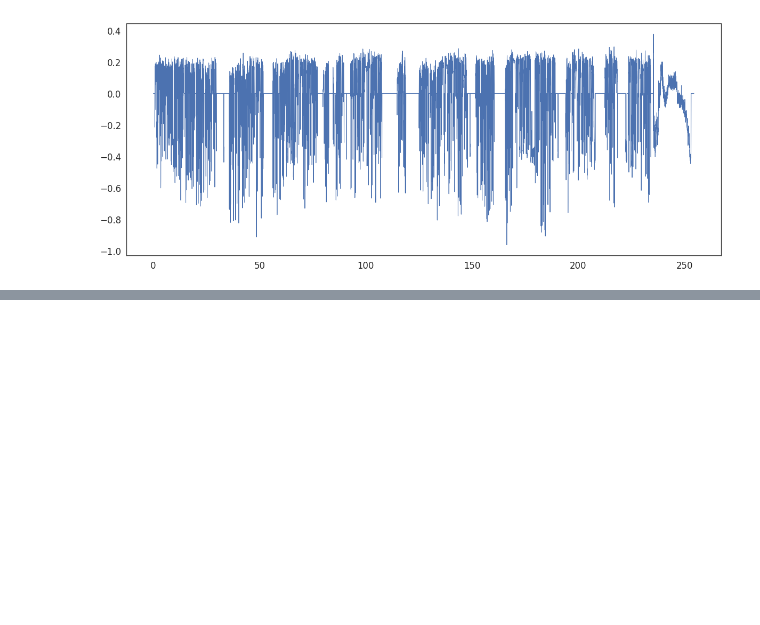
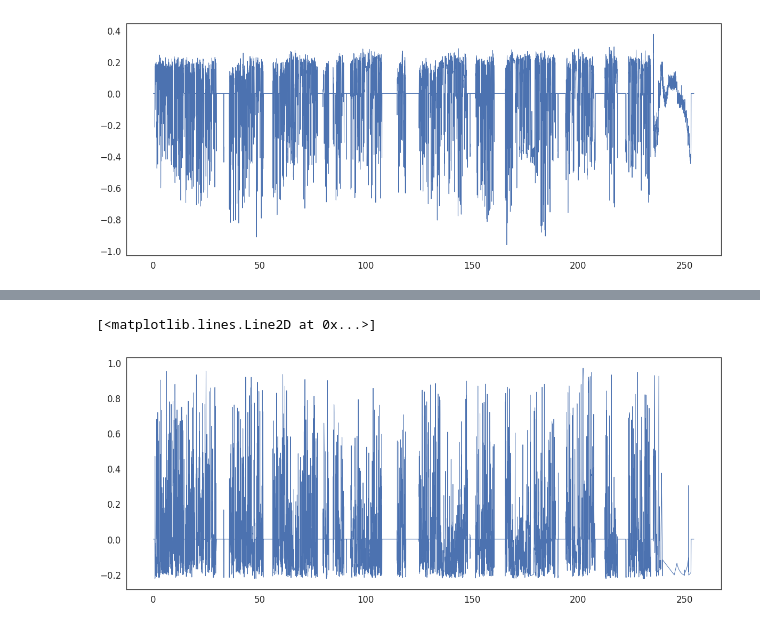
Before and after one commit to Daisey666/Thesis-Project, a Jupyter notebook: notebooks_for_feature_analysis/Praat/praat_features.ipynb, the cells around one changed output, grey strips where cells are left out. Saved outputs shown, nothing was run; the diff lists cells and outputs as text; code cells hidden in the pictures; blank space fills up the shorter version.

```diff
--- a/notebooks_for_feature_analysis/Praat/praat_features.ipynb
+++ b/notebooks_for_feature_analysis/Praat/praat_features.ipynb
@@ -553,0 +628,11 @@ clean_voice_report_df_delete_rows = clean_voice_report_df.dropna(axis=0)
+# %%
+jitter_feature = list(map(lambda x: np.mean(x), [new_jitter[t*math.floor(HOP_SIZE * SAMPLE_RATE):min(len(audio), math.floor(((t * HOP_SIZE) + WINDOW_SIZE) * SAMPLE_RATE))] for t in range(time_feature.shape[0])]))
+jitter_feature = np.array(jitter_feature) * voiced_feature
+
+# pitch_feature = interpol_pitch(time_feature)
+
+plt.figure(figsize=(20,8))
+plt.plot(time_feature, jitter_feature)
+# %% [output]
+[<matplotlib.lines.Line2D at 0x...>]
+[figure, added]
```
Also changed, not shown: parts of 28 cells of this notebook, 11 other files.
